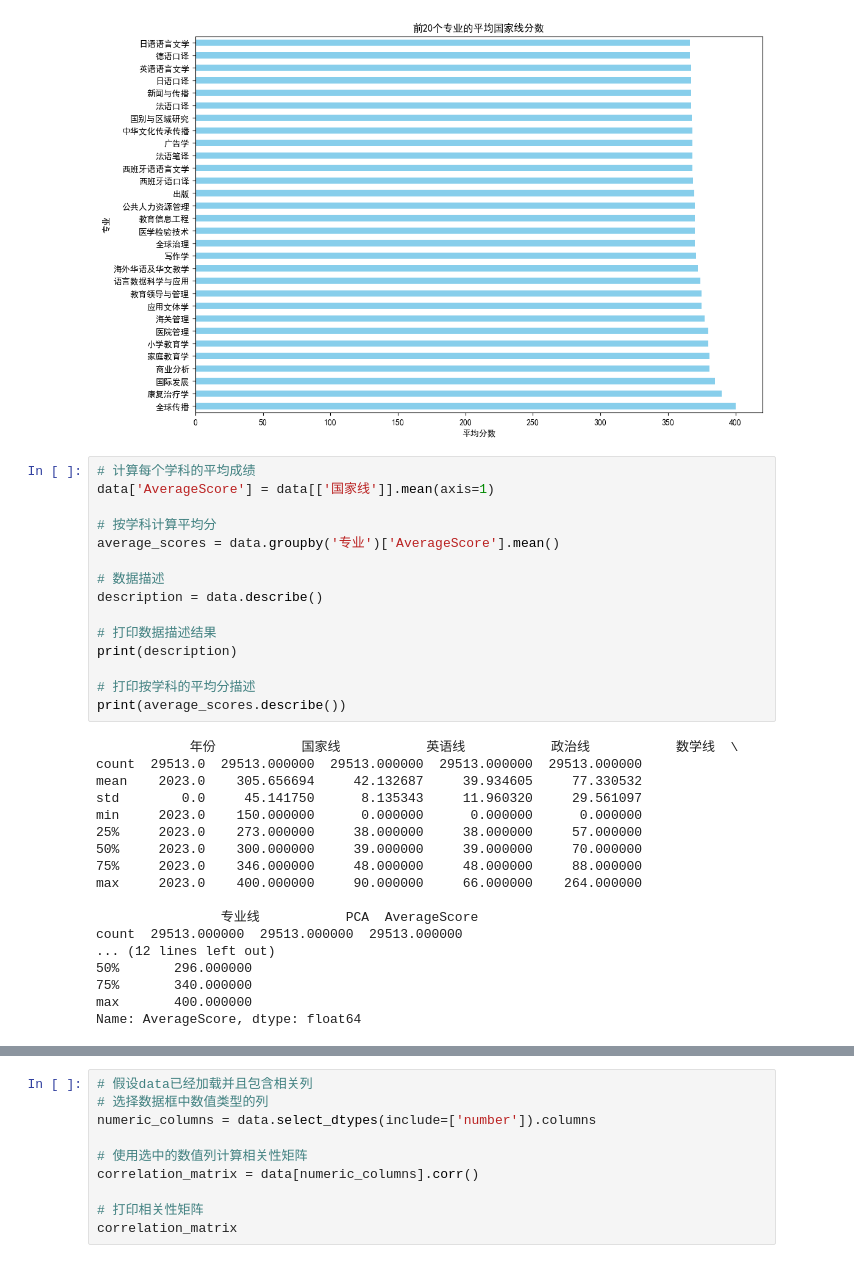
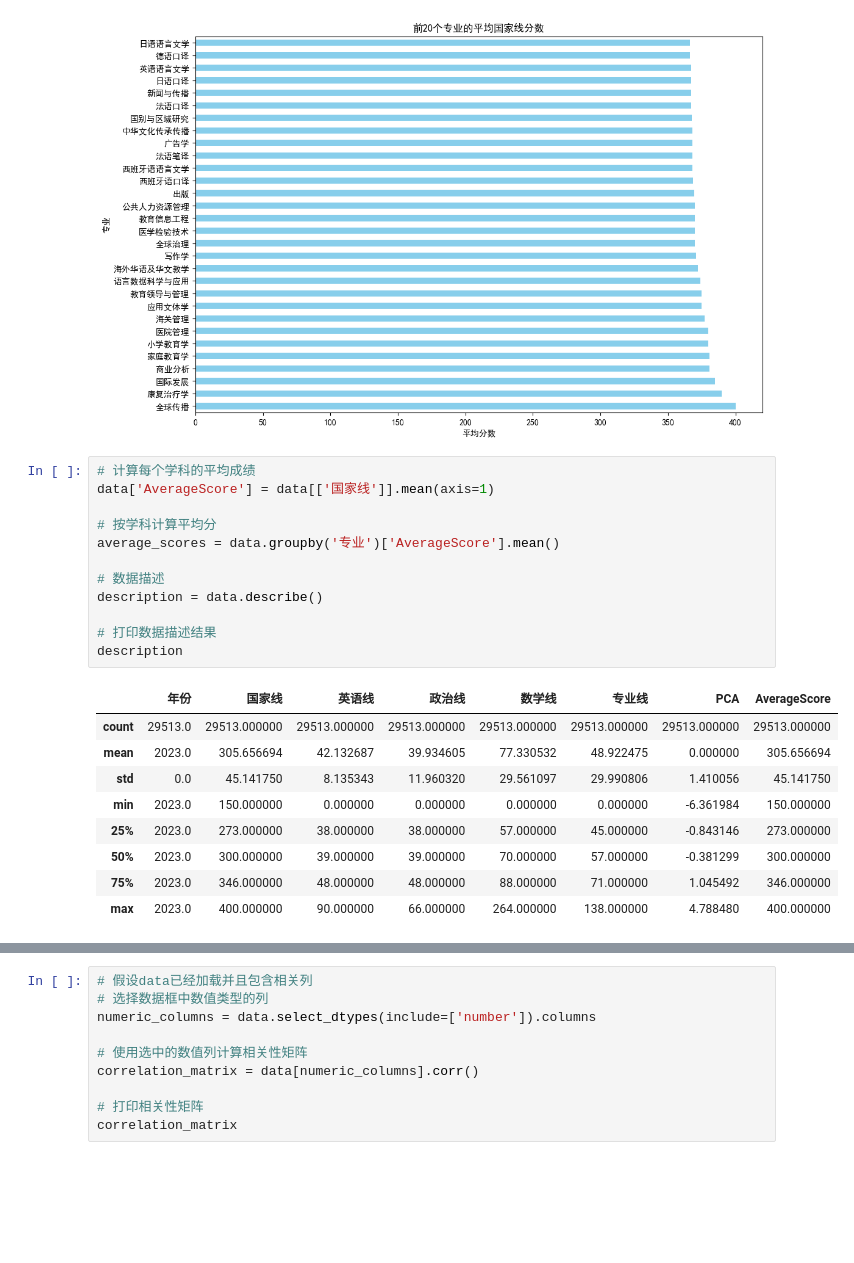
Before and after one commit to rainbowyuyu/dm_design, a Jupyter notebook: data_show.ipynb, the cells around one changed output, grey strips where cells are left out. Cells and saved outputs as stored; diff of their text form; blank space fills up the shorter version.

```diff
--- a/data_show.ipynb
+++ b/data_show.ipynb
@@ -175,36 +175,25 @@ plt.show()
 # %%
 # 计算每个学科的平均成绩
 data['AverageScore'] = data[['国家线']].mean(axis=1)
 
 # 按学科计算平均分
 average_scores = data.groupby('专业')['AverageScore'].mean()
 
 # 数据描述
 description = data.describe()
 
 # 打印数据描述结果
-print(description)
-
-# 打印按学科的平均分描述
-print(average_scores.describe())
+description
 # %% [output]
-            年份           国家线           英语线           政治线           数学线  \
-count  29513.0  29513.000000  29513.000000  29513.000000  29513.000000
-mean    2023.0    305.656694     42.132687     39.934605     77.330532
-std        0.0     45.141750      8.135343     11.960320     29.561097
-min     2023.0    150.000000      0.000000      0.000000      0.000000
-25%     2023.0    273.000000     38.000000     38.000000     57.000000
-50%     2023.0    300.000000     39.000000     39.000000     70.000000
-75%     2023.0    346.000000     48.000000     48.000000     88.000000
-max     2023.0    400.000000     90.000000     66.000000    264.000000
-
-                专业线           PCA  AverageScore
-count  29513.000000  29513.000000  29513.000000
-... (12 lines left out)
-50%       296.000000
-75%       340.000000
-max       400.000000
-Name: AverageScore, dtype: float64
+|  | 年份 | 国家线 | 英语线 | 政治线 | 数学线 | 专业线 | PCA | AverageScore |
+| count | 29513.0 | 29513.000000 | 29513.000000 | 29513.000000 | 29513.000000 | 29513.000000 | 29513.000000 | 29513.000000 |
+| mean | 2023.0 | 305.656694 | 42.132687 | 39.934605 | 77.330532 | 48.922475 | 0.000000 | 305.656694 |
+| std | 0.0 | 45.141750 | 8.135343 | 11.960320 | 29.561097 | 29.990806 | 1.410056 | 45.141750 |
+| min | 2023.0 | 150.000000 | 0.000000 | 0.000000 | 0.000000 | 0.000000 | -6.361984 | 150.000000 |
+| 25% | 2023.0 | 273.000000 | 38.000000 | 38.000000 | 57.000000 | 45.000000 | -0.843146 | 273.000000 |
+| 50% | 2023.0 | 300.000000 | 39.000000 | 39.000000 | 70.000000 | 57.000000 | -0.381299 | 300.000000 |
+| 75% | 2023.0 | 346.000000 | 48.000000 | 48.000000 | 88.000000 | 71.000000 | 1.045492 | 346.000000 |
+| max | 2023.0 | 400.000000 | 90.000000 | 66.000000 | 264.000000 | 138.000000 | 4.788480 | 400.000000 |
 # %%
 # 按学科计算平均分
 average_scores = data.groupby('专业')['AverageScore'].mean()
```
Also changed, not shown: parts of 2 cells of this notebook.
